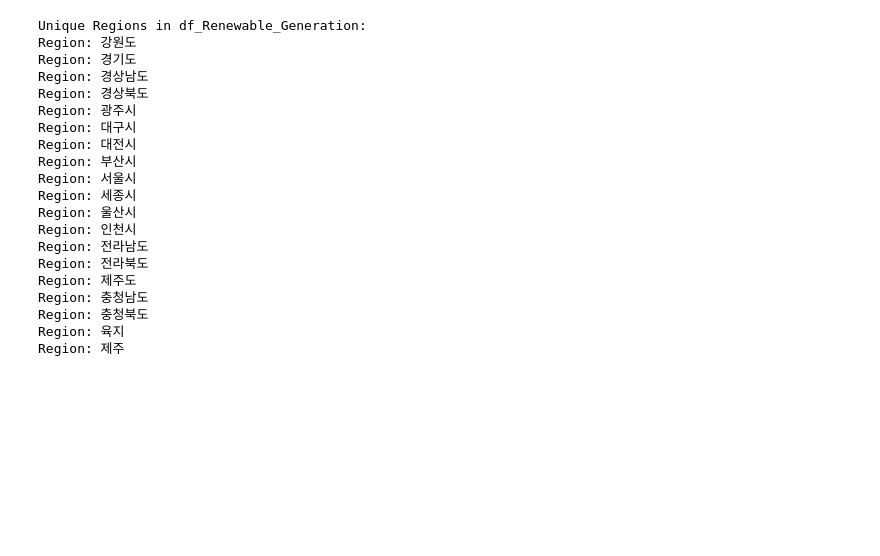
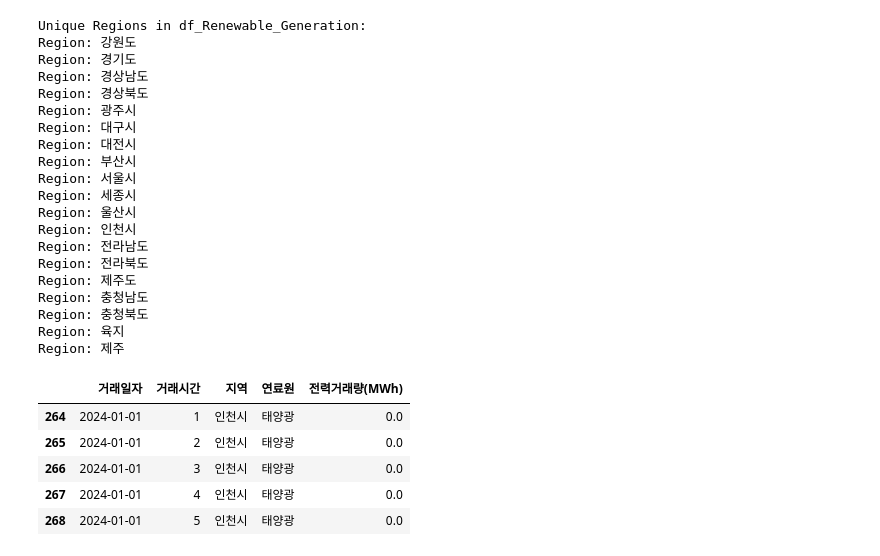
Before and after one commit to ccw23a/Wind_Renewable_Energy_Map, a Jupyter notebook: Python_Code/Dataset_Analysis.ipynb, the cells around one changed output. Cells and saved outputs as stored; diff of their text form; code cells hidden in the pictures; blank space fills up the shorter version.

```diff
--- a/Python_Code/Dataset_Analysis.ipynb
+++ b/Python_Code/Dataset_Analysis.ipynb
@@ -187,3 +187,14 @@ Region: 충청남도
 Region: 충청북도
 Region: 육지
 Region: 제주
+# %%
+# 신재생 에너지 발전량 에서 특정 지역만 추출 (인천시, 제주)
+df_Renewable_Generation_Target = df_Renewable_Generation[df_Renewable_Generation['지역'].isin(['인천시', '제주'])]
+df_Renewable_Generation_Target.head()
+# %% [output]
+|  | 거래일자 | 거래시간 | 지역 | 연료원 | 전력거래량(MWh) |
+| 264 | 2024-01-01 | 1 | 인천시 | 태양광 | 0.0 |
+| 265 | 2024-01-01 | 2 | 인천시 | 태양광 | 0.0 |
+| 266 | 2024-01-01 | 3 | 인천시 | 태양광 | 0.0 |
+| 267 | 2024-01-01 | 4 | 인천시 | 태양광 | 0.0 |
+| 268 | 2024-01-01 | 5 | 인천시 | 태양광 | 0.0 |
```
Also changed, not shown: 1 other file.
